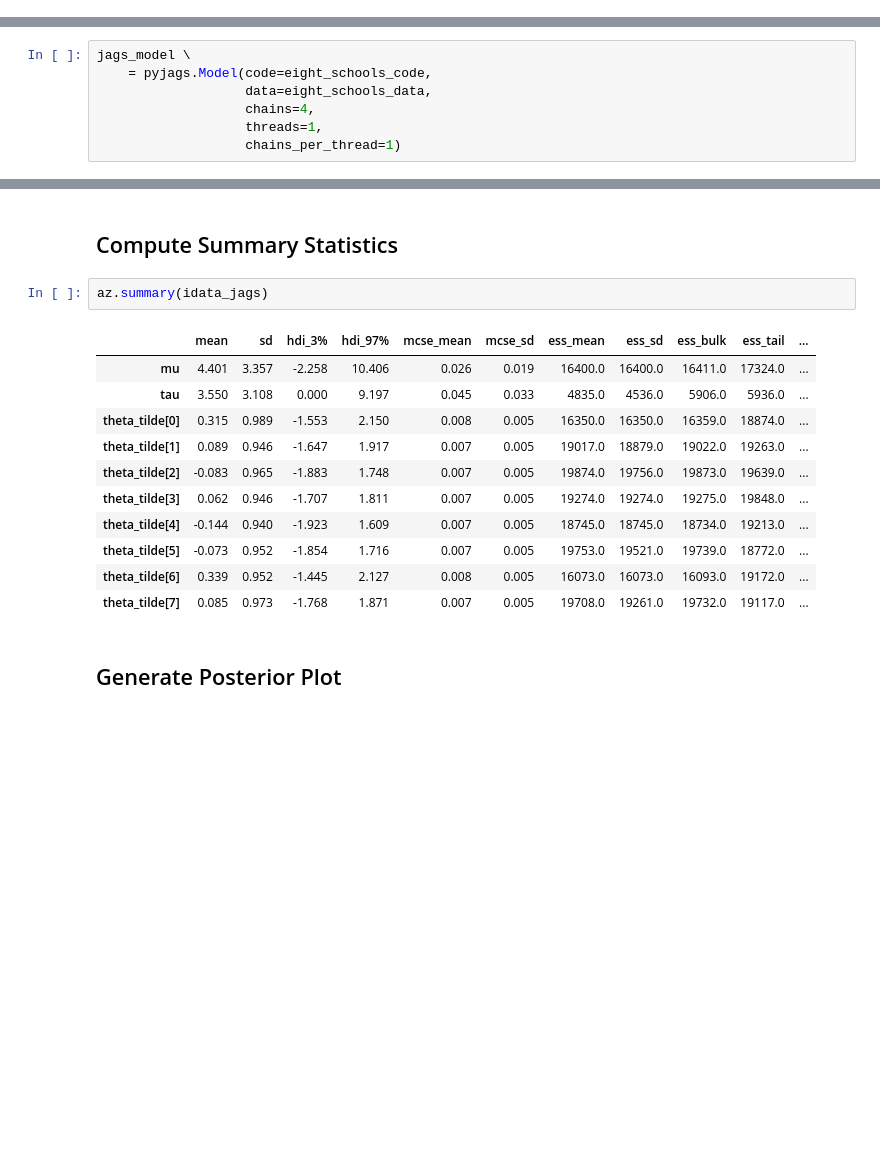
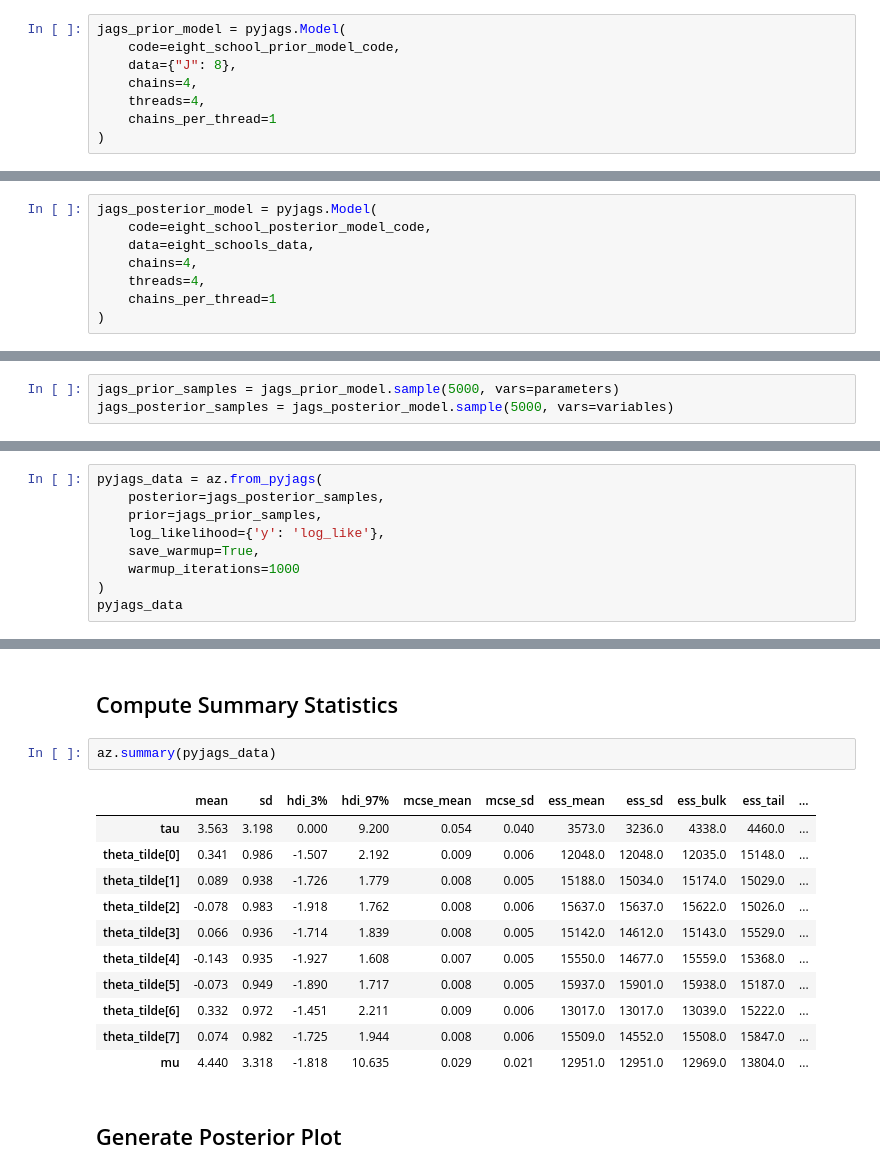
Before and after one commit to scoutiii/pyjags_JW, a Jupyter notebook: notebooks/Eight Schools.ipynb, the cells around one changed output, grey strips where cells are left out. Cells and saved outputs as stored; diff of their text form; blank space fills up the shorter version.

```diff
--- a/notebooks/Eight Schools.ipynb
+++ b/notebooks/Eight Schools.ipynb
@@ -47,0 +68,8 @@ parameters = ['mu', 'tau', 'theta_tilde']
+# %%
+jags_prior_model = pyjags.Model(
+    code=eight_school_prior_model_code,
+    data={"J": 8},
+    chains=4,
+    threads=4,
+    chains_per_thread=1
+)
@@ -48,10 +78,11 @@ parameters = ['mu', 'tau', 'theta_tilde']
 # %%
-jags_model \
-    = pyjags.Model(code=eight_schools_code,
-                   data=eight_schools_data,
-                   chains=4,
-                   threads=1,
-                   chains_per_thread=1)
+jags_posterior_model = pyjags.Model(
+    code=eight_school_posterior_model_code,
+    data=eight_schools_data,
+    chains=4,
+    threads=4,
+    chains_per_thread=1
+)
 # %% [output]
 adapting: iterations 4000 of 4000, elapsed 0:00:00, remaining 0:00:00
 # %% [markdown]
@@ -71,0 +101,3 @@ sampling: iterations 20000 of 20000, elapsed 0:00:00, remaining 0:00:00
+# %%
+jags_prior_samples = jags_prior_model.sample(5000, vars=parameters)
+jags_posterior_samples = jags_posterior_model.sample(5000, vars=variables)
@@ -76,0 +109,9 @@ idata_jags = \
+# %%
+pyjags_data = az.from_pyjags(
+    posterior=jags_posterior_samples,
+    prior=jags_prior_samples,
+    log_likelihood={'y': 'log_like'},
+    save_warmup=True,
+    warmup_iterations=1000
+)
+pyjags_data
@@ -119,19 +167,19 @@ az.plot_trace(idata_jags);
 # %% [markdown]
 ## Compute Summary Statistics
 # %%
-az.summary(idata_jags)
+az.summary(pyjags_data)
 # %% [output]
 |  | mean | sd | hdi_3% | hdi_97% | mcse_mean | mcse_sd | ess_mean | ess_sd | ess_bulk | ess_tail | ... |
-| mu | 4.401 | 3.357 | -2.258 | 10.406 | 0.026 | 0.019 | 16400.0 | 16400.0 | 16411.0 | 17324.0 | ... |
-| tau | 3.550 | 3.108 | 0.000 | 9.197 | 0.045 | 0.033 | 4835.0 | 4536.0 | 5906.0 | 5936.0 | ... |
-| theta_tilde[0] | 0.315 | 0.989 | -1.553 | 2.150 | 0.008 | 0.005 | 16350.0 | 16350.0 | 16359.0 | 18874.0 | ... |
-| theta_tilde[1] | 0.089 | 0.946 | -1.647 | 1.917 | 0.007 | 0.005 | 19017.0 | 18879.0 | 19022.0 | 19263.0 | ... |
-| theta_tilde[2] | -0.083 | 0.965 | -1.883 | 1.748 | 0.007 | 0.005 | 19874.0 | 19756.0 | 19873.0 | 19639.0 | ... |
-| theta_tilde[3] | 0.062 | 0.946 | -1.707 | 1.811 | 0.007 | 0.005 | 19274.0 | 19274.0 | 19275.0 | 19848.0 | ... |
-| theta_tilde[4] | -0.144 | 0.940 | -1.923 | 1.609 | 0.007 | 0.005 | 18745.0 | 18745.0 | 18734.0 | 19213.0 | ... |
-| theta_tilde[5] | -0.073 | 0.952 | -1.854 | 1.716 | 0.007 | 0.005 | 19753.0 | 19521.0 | 19739.0 | 18772.0 | ... |
-| theta_tilde[6] | 0.339 | 0.952 | -1.445 | 2.127 | 0.008 | 0.005 | 16073.0 | 16073.0 | 16093.0 | 19172.0 | ... |
-| theta_tilde[7] | 0.085 | 0.973 | -1.768 | 1.871 | 0.007 | 0.005 | 19708.0 | 19261.0 | 19732.0 | 19117.0 | ... |
+| tau | 3.563 | 3.198 | 0.000 | 9.200 | 0.054 | 0.040 | 3573.0 | 3236.0 | 4338.0 | 4460.0 | ... |
+| theta_tilde[0] | 0.341 | 0.986 | -1.507 | 2.192 | 0.009 | 0.006 | 12048.0 | 12048.0 | 12035.0 | 15148.0 | ... |
+| theta_tilde[1] | 0.089 | 0.938 | -1.726 | 1.779 | 0.008 | 0.005 | 15188.0 | 15034.0 | 15174.0 | 15029.0 | ... |
+| theta_tilde[2] | -0.078 | 0.983 | -1.918 | 1.762 | 0.008 | 0.006 | 15637.0 | 15637.0 | 15622.0 | 15026.0 | ... |
+| theta_tilde[3] | 0.066 | 0.936 | -1.714 | 1.839 | 0.008 | 0.005 | 15142.0 | 14612.0 | 15143.0 | 15529.0 | ... |
+| theta_tilde[4] | -0.143 | 0.935 | -1.927 | 1.608 | 0.007 | 0.005 | 15550.0 | 14677.0 | 15559.0 | 15368.0 | ... |
+| theta_tilde[5] | -0.073 | 0.949 | -1.890 | 1.717 | 0.008 | 0.005 | 15937.0 | 15901.0 | 15938.0 | 15187.0 | ... |
+| theta_tilde[6] | 0.332 | 0.972 | -1.451 | 2.211 | 0.009 | 0.006 | 13017.0 | 13017.0 | 13039.0 | 15222.0 | ... |
+| theta_tilde[7] | 0.074 | 0.982 | -1.725 | 1.944 | 0.008 | 0.006 | 15509.0 | 14552.0 | 15508.0 | 15847.0 | ... |
+| mu | 4.440 | 3.318 | -1.818 | 10.635 | 0.029 | 0.021 | 12951.0 | 12951.0 | 12969.0 | 13804.0 | ... |
 # %% [markdown]
 ## Generate Posterior Plot
 # %%
```
Also changed, not shown: parts of 25 cells of this notebook, 5 other files.
